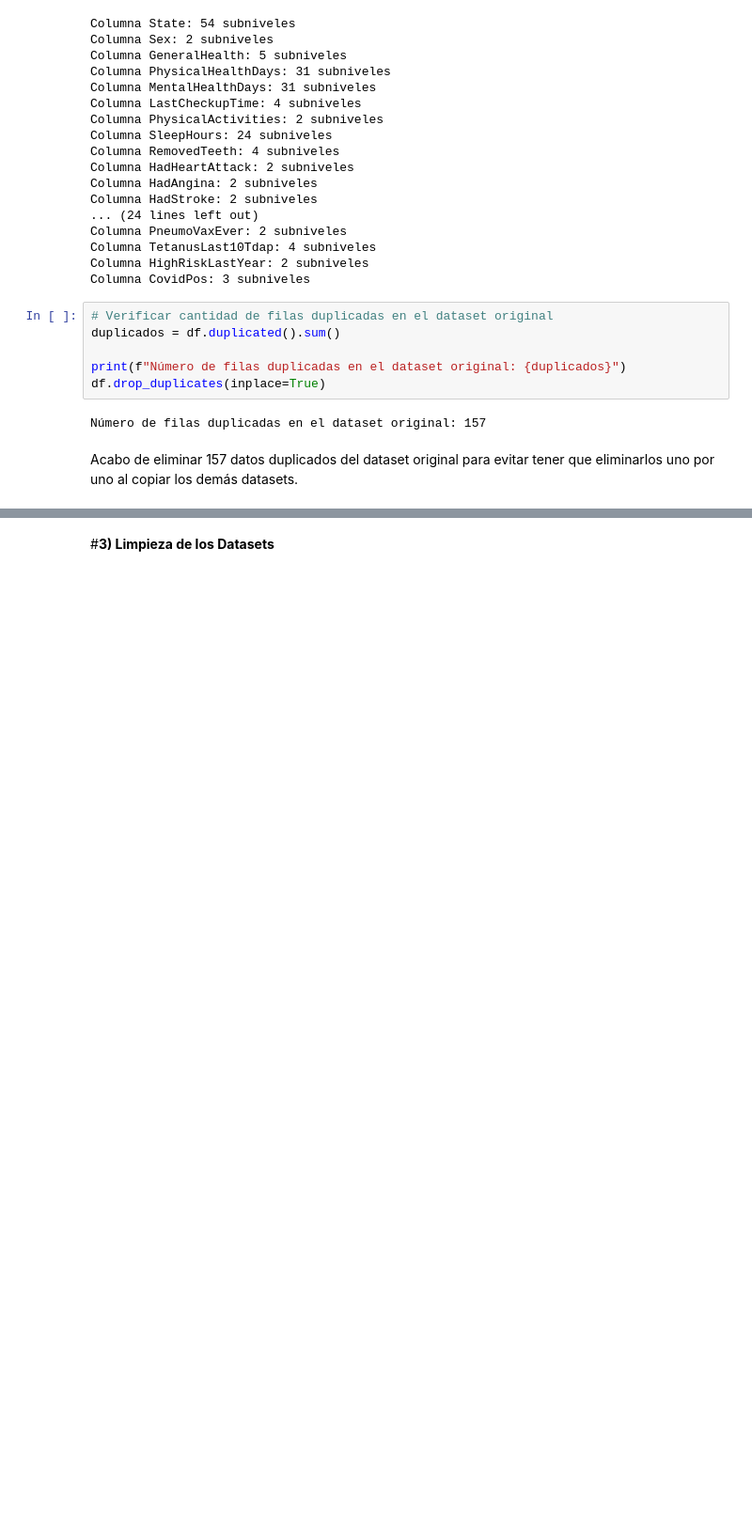
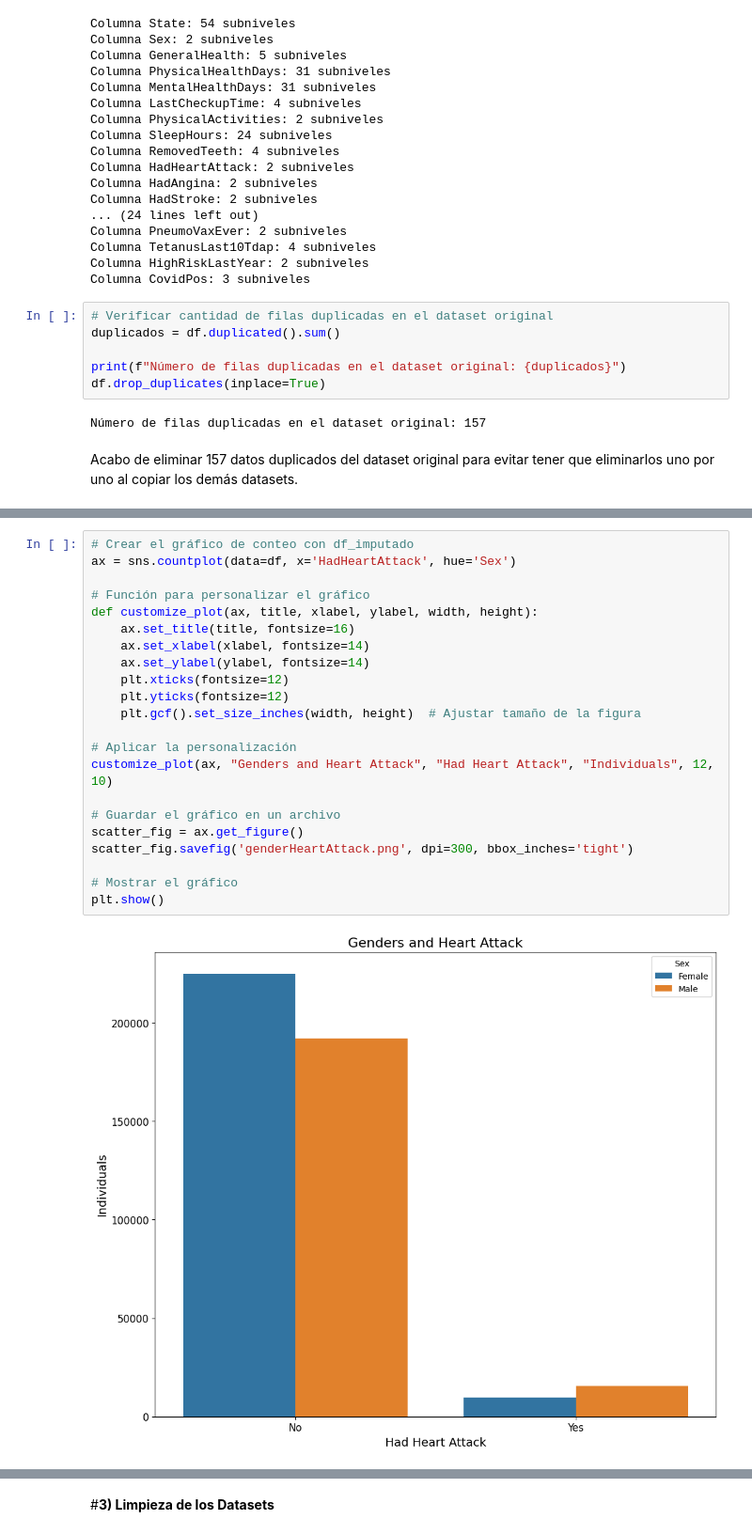
Before and after one commit to DiegoLuis62/Ciencias-de-datos---PF, a Jupyter notebook: Heart_Disease_Cleanse.ipynb, the cells around one changed output, grey strips where cells are left out. Shown at 94% size. Saved outputs shown, nothing was run; the diff lists cells and outputs as text; blank space fills up the shorter version.

```diff
--- a/Heart_Disease_Cleanse.ipynb
+++ b/Heart_Disease_Cleanse.ipynb
@@ -141,0 +231,24 @@ Acabo de eliminar 157 datos duplicados del dataset original para evitar tener qu
+# %%
+# Crear el gráfico de conteo con df_imputado
+ax = sns.countplot(data=df, x='HadHeartAttack', hue='Sex')
+
+# Función para personalizar el gráfico
+def customize_plot(ax, title, xlabel, ylabel, width, height):
+    ax.set_title(title, fontsize=16)
+    ax.set_xlabel(xlabel, fontsize=14)
+    ax.set_ylabel(ylabel, fontsize=14)
+    plt.xticks(fontsize=12)
+    plt.yticks(fontsize=12)
+    plt.gcf().set_size_inches(width, height)  # Ajustar tamaño de la figura
+
+# Aplicar la personalización
+customize_plot(ax, "Genders and Heart Attack", "Had Heart Attack", "Individuals", 12, 10)
+
+# Guardar el gráfico en un archivo
+scatter_fig = ax.get_figure()
+scatter_fig.savefig('genderHeartAttack.png', dpi=300, bbox_inches='tight')
+
+# Mostrar el gráfico
+plt.show()
+# %% [output]
+[figure, added]
```
Also changed, not shown: parts of 46 cells of this notebook.
